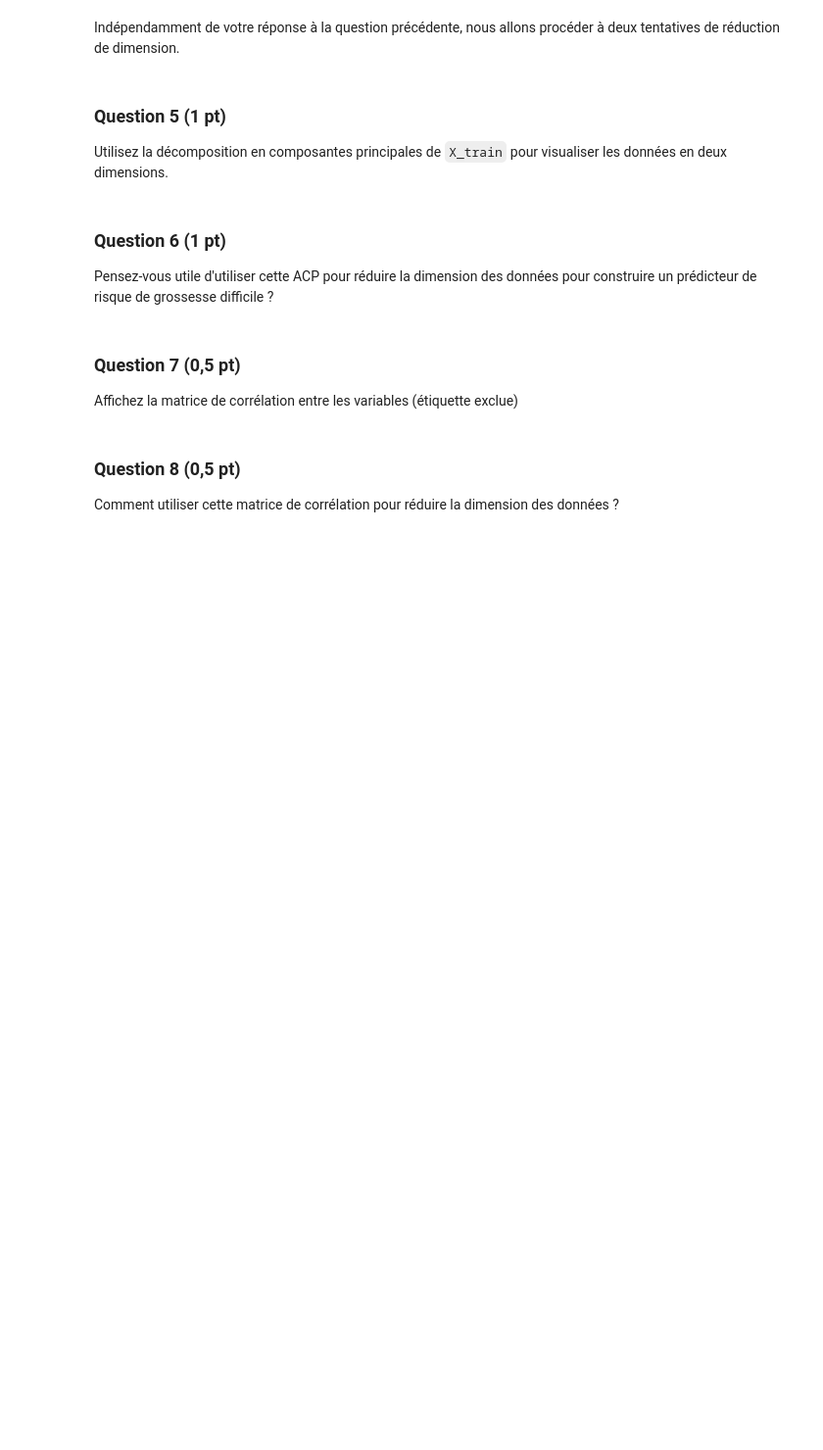
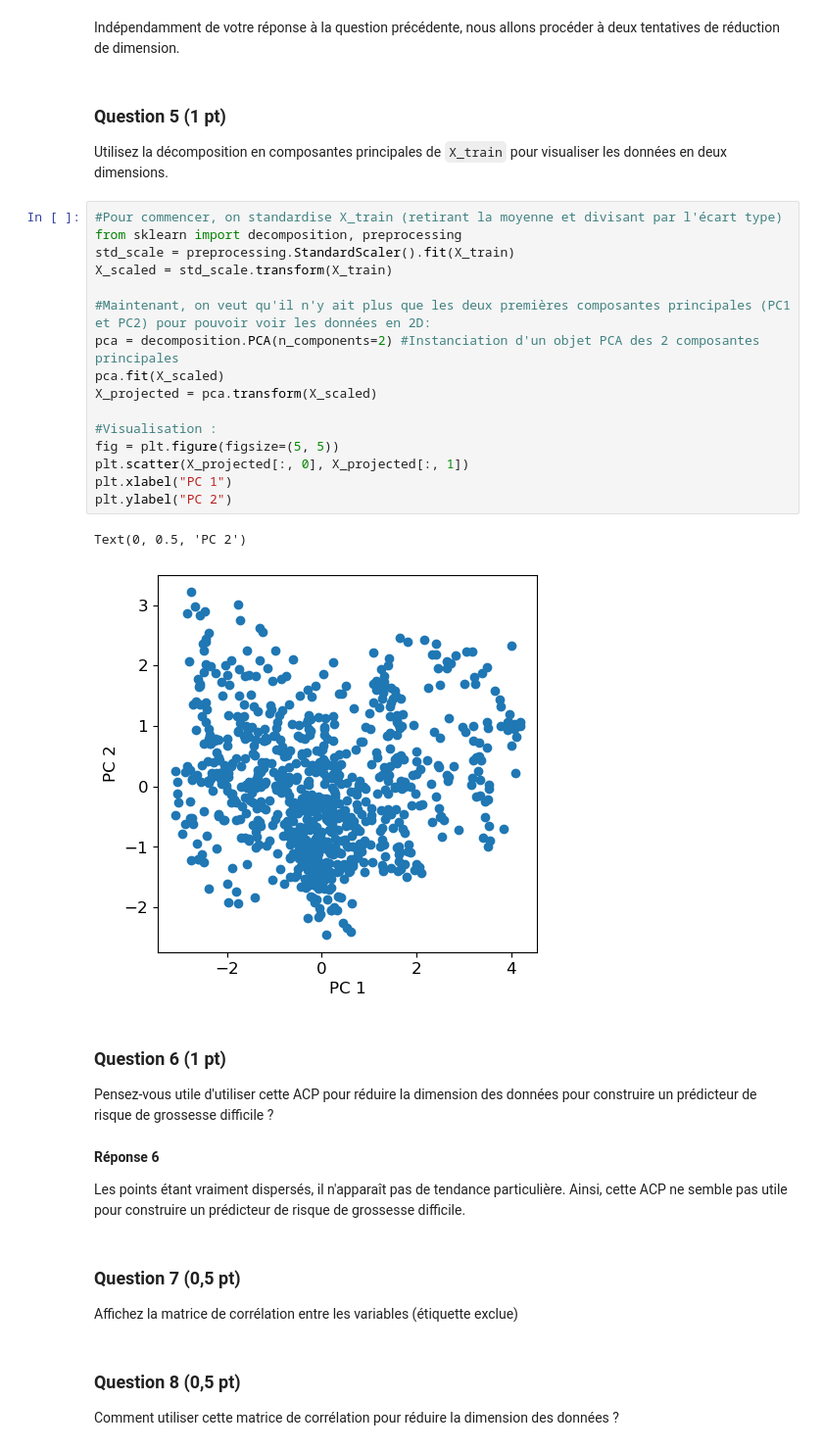
Before and after one commit to laureprinet/Data, a Jupyter notebook: Projet.ipynb, the cells around one changed output. Shown at 98% size. Cells and saved outputs as stored; diff of their text form; blank space fills up the shorter version.

```diff
--- a/Projet.ipynb
+++ b/Projet.ipynb
@@ -124,9 +128,32 @@ Indépendamment de votre réponse à la question précédente, nous allons proc
 # %% [markdown]
 ### Question 5 (1 pt)
 Utilisez la décomposition en composantes principales de `X_train` pour visualiser les données en deux dimensions.
+# %%
+#Pour commencer, on standardise X_train (retirant la moyenne et divisant par l'écart type)
+from sklearn import decomposition, preprocessing
+std_scale = preprocessing.StandardScaler().fit(X_train)
+X_scaled = std_scale.transform(X_train)
+
+#Maintenant, on veut qu'il n'y ait plus que les deux premières composantes principales (PC1 et PC2) pour pouvoir voir les données en 2D:
+pca = decomposition.PCA(n_components=2) #Instanciation d'un objet PCA des 2 composantes principales
+pca.fit(X_scaled)
+X_projected = pca.transform(X_scaled)
+
+#Visualisation :
+fig = plt.figure(figsize=(5, 5))
+plt.scatter(X_projected[:, 0], X_projected[:, 1])
+plt.xlabel("PC 1")
+plt.ylabel("PC 2")
+# %% [output]
+Text(0, 0.5, 'PC 2')
+[figure, added]
 # %% [markdown]
 ### Question 6 (1 pt)
 Pensez-vous utile d'utiliser cette ACP pour réduire la dimension des données pour construire un prédicteur de risque de grossesse difficile ?
+# %% [markdown]
+__Réponse 6__
+
+Les points étant vraiment dispersés, il n'apparaît pas de tendance particulière. Ainsi, cette ACP ne semble pas utile pour construire un prédicteur de risque de grossesse difficile.
 # %% [markdown]
 ### Question 7 (0,5 pt)
 Affichez la matrice de corrélation entre les variables (étiquette exclue)
```
Also changed, not shown: parts of 3 cells of this notebook.
